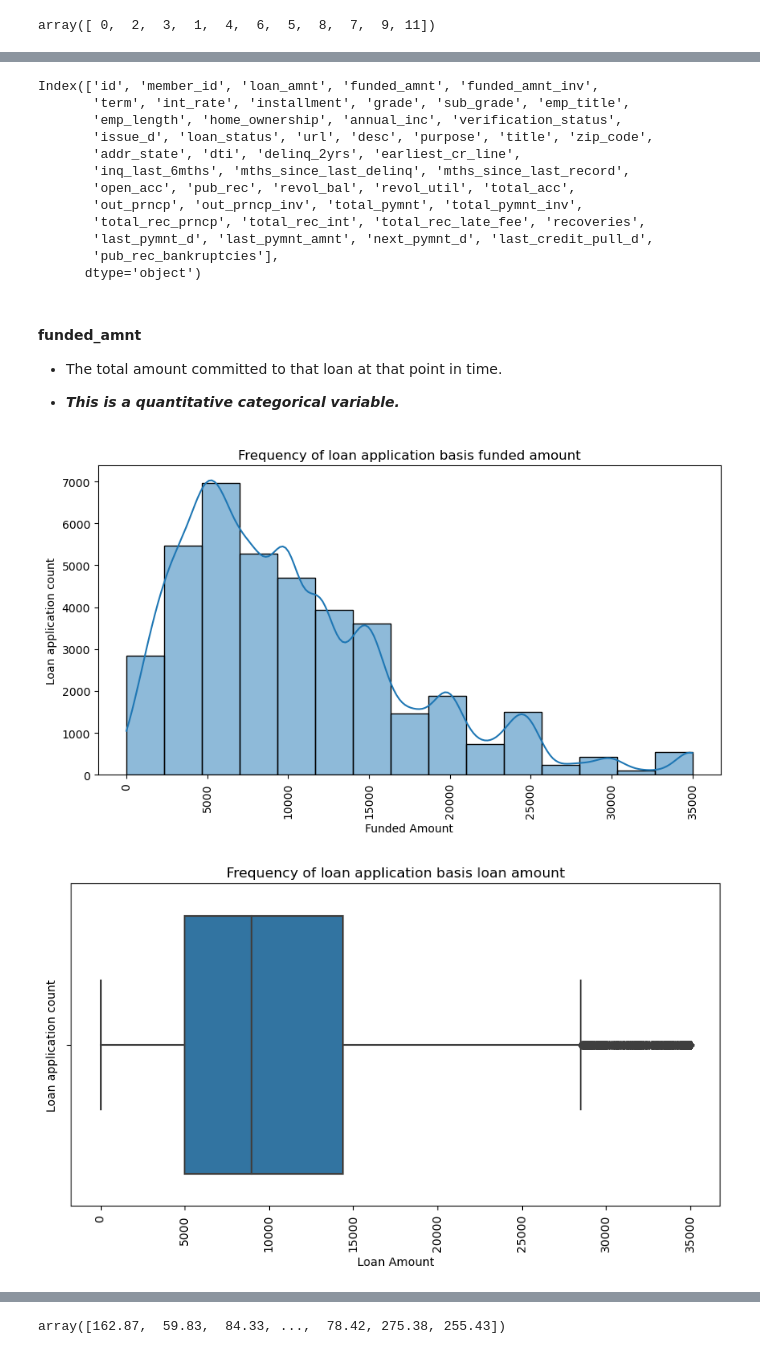
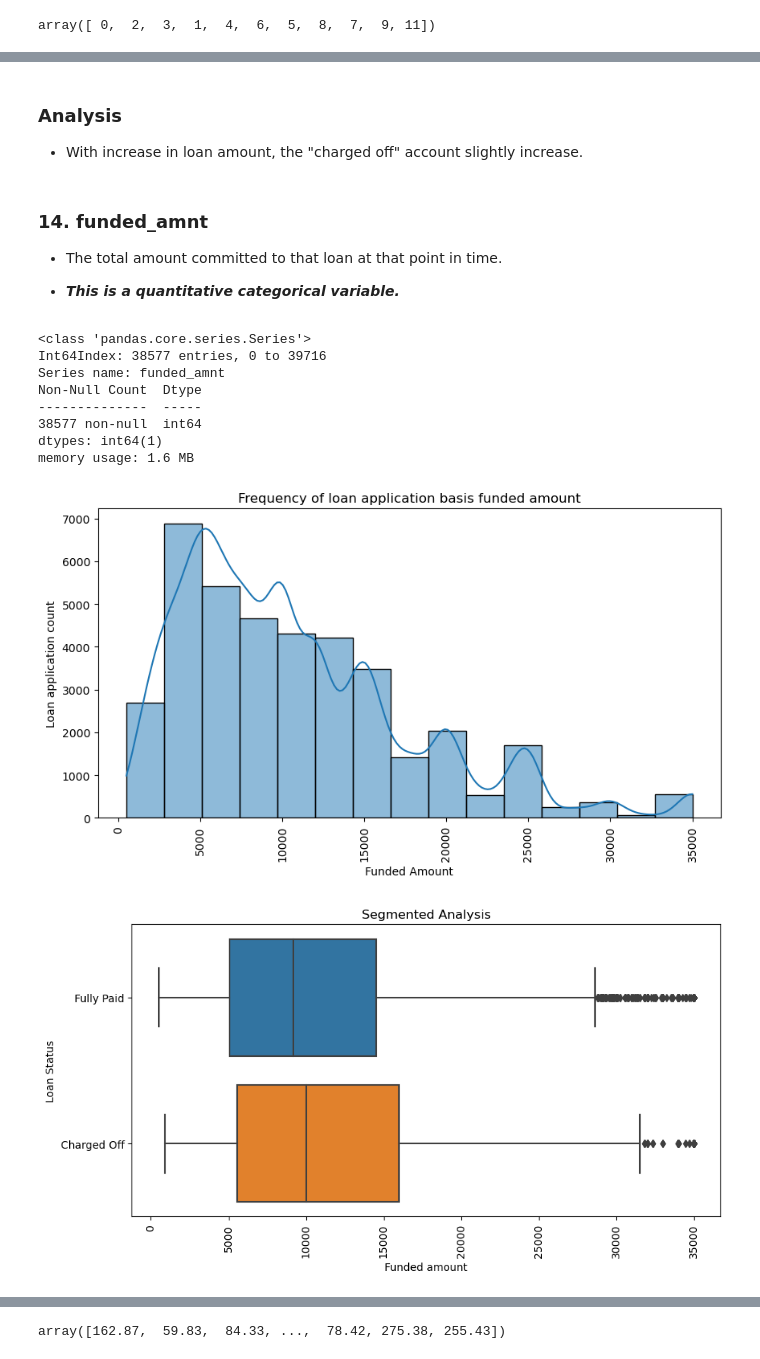
Before and after one commit to arijeetsaha/Lending_Club_Case_Study, a Jupyter notebook: Arijeet.ipynb, the cells around one changed output, grey strips where cells are left out. Drawn from its saved outputs; the diff is of its cells as text; code cells hidden in the pictures.

```diff
--- a/Arijeet.ipynb
+++ b/Arijeet.ipynb
@@ -356,0 +461,8 @@ df_clean.shape
+# %%
+# Check all columns with a single value
+
+columns_single_val=df_clean.columns[df_clean.nunique() == 1]
+
+print(columns_single_val)
+
+print('Number of columns with missing values: ', columns_single_val.size)
@@ -356,0 +472,2 @@ df_clean.shape
+# %%
+df_clean.drop(columns=columns_single_val, inplace=True)
@@ -1390,2 +1570,0 @@ So this field can be dropped.
-# %%
-df_clean.drop(columns="collection_recovery_fee", inplace=True)
@@ -1508,15 +1683,4 @@ Analysis
-# %%
-df_clean.columns
-# %% [output]
-Index(['id', 'member_id', 'loan_amnt', 'funded_amnt', 'funded_amnt_inv',
-       'term', 'int_rate', 'installment', 'grade', 'sub_grade', 'emp_title',
-       'emp_length', 'home_ownership', 'annual_inc', 'verification_status',
-       'issue_d', 'loan_status', 'url', 'desc', 'purpose', 'title', 'zip_code',
-       'addr_state', 'dti', 'delinq_2yrs', 'earliest_cr_line',
-       'inq_last_6mths', 'mths_since_last_delinq', 'mths_since_last_record',
-       'open_acc', 'pub_rec', 'revol_bal', 'revol_util', 'total_acc',
-       'out_prncp', 'out_prncp_inv', 'total_pymnt', 'total_pymnt_inv',
-       'total_rec_prncp', 'total_rec_int', 'total_rec_late_fee', 'recoveries',
-       'last_pymnt_d', 'last_pymnt_amnt', 'next_pymnt_d', 'last_credit_pull_d',
-       'pub_rec_bankruptcies'],
-      dtype='object')
+# %% [markdown]
+### Analysis
+
+- With increase in loan amount, the "charged off" account slightly increase.
@@ -1523,32 +1689,41 @@ Index(['id', 'member_id', 'loan_amnt', 'funded_amnt', 'funded_amnt_inv',
 # %% [markdown]
-#### funded_amnt
+### 14. funded_amnt
 
 - The total amount committed to that loan at that point in time.
 
 - <b><i>This is a quantitative categorical variable.</i></b>
+# %%
+df_clean.funded_amnt.info()
+# %% [output]
+<class 'pandas.core.series.Series'>
+Int64Index: 38577 entries, 0 to 39716
+Series name: funded_amnt
+Non-Null Count  Dtype
+--------------  -----
+38577 non-null  int64
+dtypes: int64(1)
+memory usage: 1.6 MB
+# %%
+# Removing records with null funded amount
+
+df_fundamt = df_clean[~ df_clean.funded_amnt.isna()]
 # %%
 # Distribution Plot
 
 plt.figure(figsize=(10,5))
-sns.histplot(data=df_clean, x="funded_amnt", bins=15, kde=True)
+sns.histplot(data=df_fundamt, x="funded_amnt", bins=15, kde=True)
 plt.xticks(rotation=90)
 plt.xlabel("Funded Amount")
 plt.ylabel("Loan application count")
 plt.title("Frequency of loan application basis funded amount")
 plt.show()
 # %% [output]
-[figure, old version]
+[figure, new version]
 # %%
-# Box Plot
+# Box plot to analyze how dti can affect the loan getting defaulted.
 
-plt.figure(figsize=(10,5))
-sns.boxplot(data=df_clean, x="funded_amnt")
-plt.xticks(rotation=90)
-plt.xlabel("Loan Amount")
-plt.ylabel("Loan application count")
-plt.title("Frequency of loan application basis loan amount")
-plt.show()
+boxplot(df_fundamt, xlabel="Funded amount", ylabel="Loan Status", title="Segmented Analysis" , xattr="funded_amnt",yattr="loan_status")
 # %% [output]
-[figure, old version]
+[figure, new version]
 # %%
 #Analysis of Funded Amount
```
Also changed, not shown: parts of 123 cells of this notebook.
